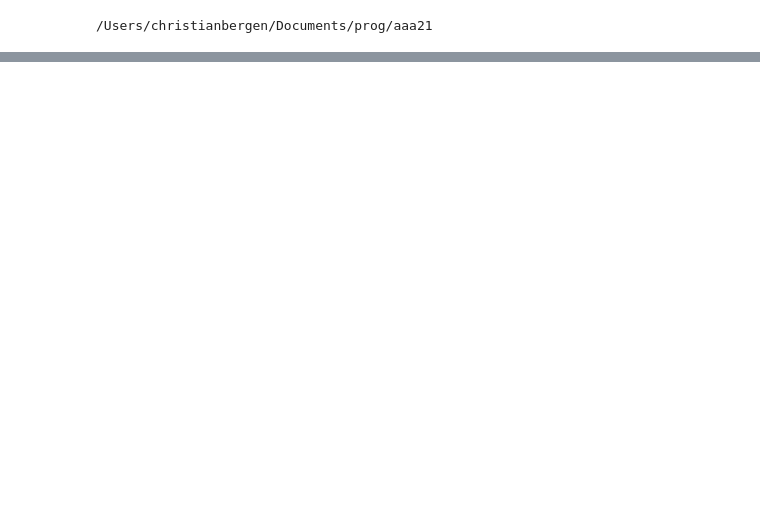
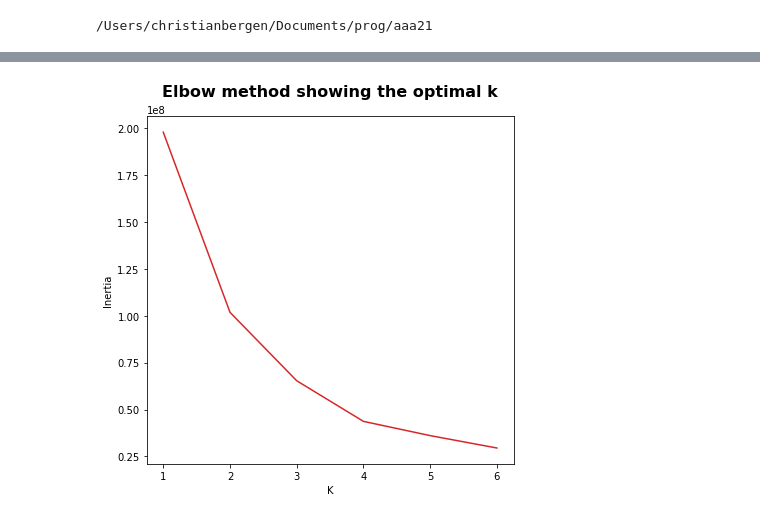
Before and after one commit to SepehrRad/aaa21, a Jupyter notebook: notebooks/clustering.ipynb, the cells around one changed output, grey strips where cells are left out. Drawn from its saved outputs; the diff is of its cells as text; code cells hidden in the pictures; blank space fills up the shorter version.

```diff
--- a/notebooks/clustering.ipynb
+++ b/notebooks/clustering.ipynb
@@ -31,4 +61,6 @@ clustering.get_clusters_gmm(chicago_df_q,
 # %%
-clustering.get_ellbow(chicago_df_q[["Trip Kilometers", "Trip Start Hour"]], 5)
+clustering.get_ellbow(chicago_df_q[["Trip Kilometers", "Trip Start Hour"]], 7)
+# %% [output]
+[figure, added]
 # %%
 clustering.get_clusters_kmeans(chicago_df_q,
```
Also changed, not shown: parts of 4 cells of this notebook, 1 other file.
